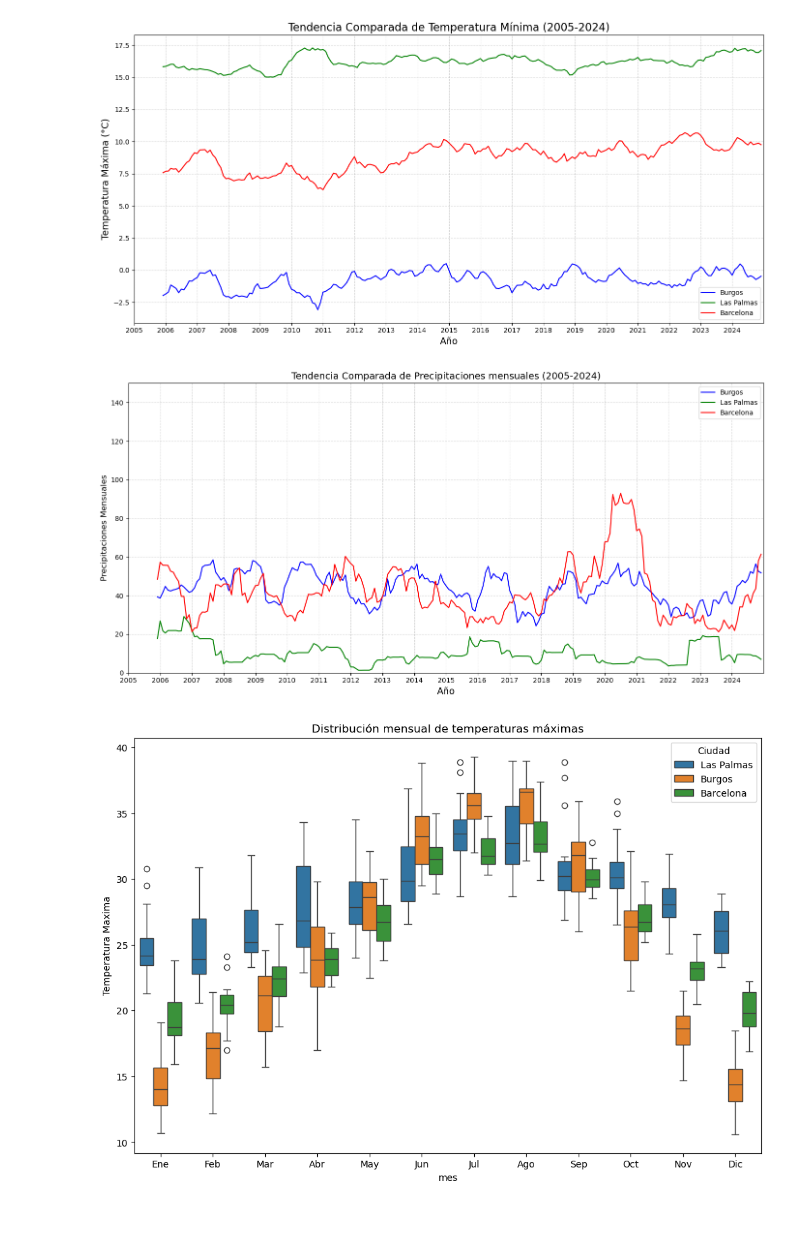
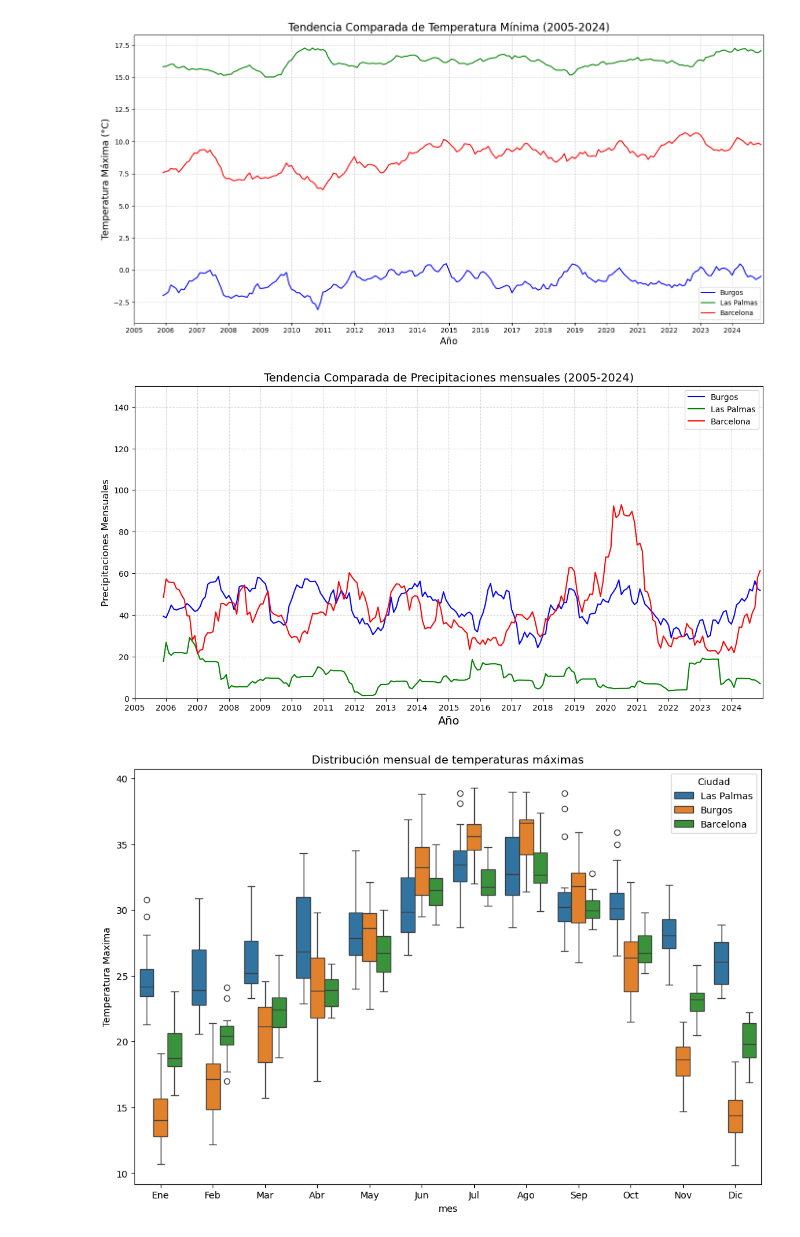
Before and after one commit to IgnacioMaese/Proyecto-AEMET-2, a Jupyter notebook: 4-analisis-conjunto.ipynb, the cells around one changed output. Saved outputs shown, nothing was run; the diff lists cells and outputs as text; code cells hidden in the pictures.

```diff
--- a/4-analisis-conjunto.ipynb
+++ b/4-analisis-conjunto.ipynb
@@ -200,58 +167,37 @@ import pandas as pd
 import matplotlib.pyplot as plt
 import matplotlib.dates as mdates
 
 #Calculo de la tendencia de precipitaciones mensuales.
 
-df_Burgos["fecha"] = pd.to_datetime(df_Burgos["fecha"])
-df1= df_Burgos.set_index("fecha")
-df_Barcelona["fecha"] = pd.to_datetime(df_Barcelona["fecha"])
-df2= df_Barcelona.set_index("fecha")
-df_Las_Palmas["fecha"] = pd.to_datetime(df_Las_Palmas["fecha"])
-df3 = df_Las_Palmas.set_index("fecha")
-
 mm_burgos_lluvia = df1["Precipitaciones mensuales"].rolling(window=12).mean()
 mm_barcelona_lluvia = df2["Precipitaciones mensuales"].rolling(window=12).mean()
 mm_las_palmas_lluvia = df3["Precipitaciones mensuales"].rolling(window=12).mean()
 
 fig, ax = plt.subplots(figsize=(14, 7))
 
-ax.plot(mm_burgos_lluvia.index, mm_burgos_lluvia.values,
-        label="Burgos",
-        color="blue",
-        linewidth=1.5)
-
-ax.plot(mm_las_palmas_lluvia.index, mm_las_palmas_lluvia.values,
-        label="Las Palmas",
-        color="green",
-        linewidth=1.5)
-
-ax.plot(mm_barcelona_lluvia.index, mm_barcelona_lluvia.values,
-        label="Barcelona",
-        color="red",
-        linewidth=1.5)
+ax.plot(mm_burgos_lluvia.index, mm_burgos_lluvia.values, label="Burgos",  color="blue", linewidth=1.5)
+ax.plot(mm_las_palmas_lluvia.index, mm_las_palmas_lluvia.values,  label="Las Palmas", color="green", linewidth=1.5)
+ax.plot(mm_barcelona_lluvia.index, mm_barcelona_lluvia.values, label="Barcelona", color="red", linewidth=1.5)
 
 ax.xaxis.set_major_locator(mdates.YearLocator(4))
 ax.xaxis.set_major_formatter(mdates.DateFormatter('%Y'))
-
 fecha_inicio = pd.to_datetime('2005-01-01')
 fecha_fin = pd.to_datetime('2024-12-31')
 
 plt.xticks(["2005","2006","2007","2008","2009","2010","2011","2012","2013","2014","2015","2016","2017","2018",
                         "2019","2020","2021","2022","2023","2024"])
 
 ax.set_xlim(fecha_inicio, fecha_fin)
 ax.set_ylim(0, 150)
 ax.set_title(f"Tendencia Comparada de Precipitaciones mensuales (2005-2024)", fontsize=14)
 ax.set_xlabel("Año", fontsize=14)
 ax.set_ylabel("Precipitaciones Mensuales", fontsize=12)
 ax.legend(loc='best', fontsize=10)
 ax.grid(True, linestyle='--', alpha=0.5)
 
-
-plt.tight_layout()
 plt.show()
 # %% [output]
-[figure, old version]
+[figure, new version]
 # %%
 import seaborn as sns
 
```
Also changed, not shown: parts of 5 cells of this notebook, 3 other files.
